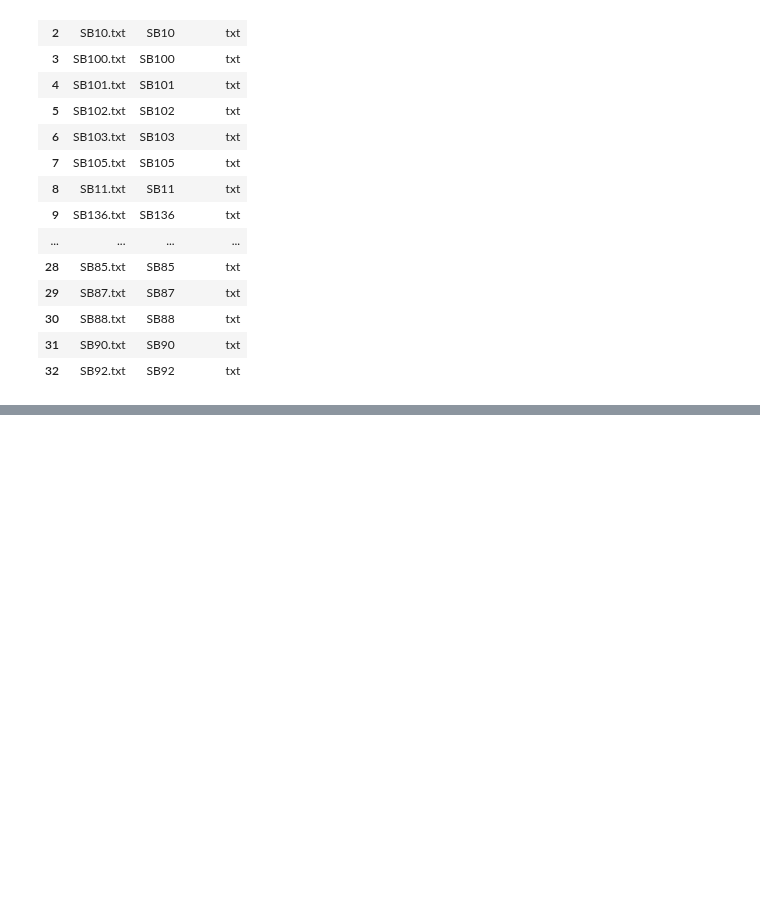
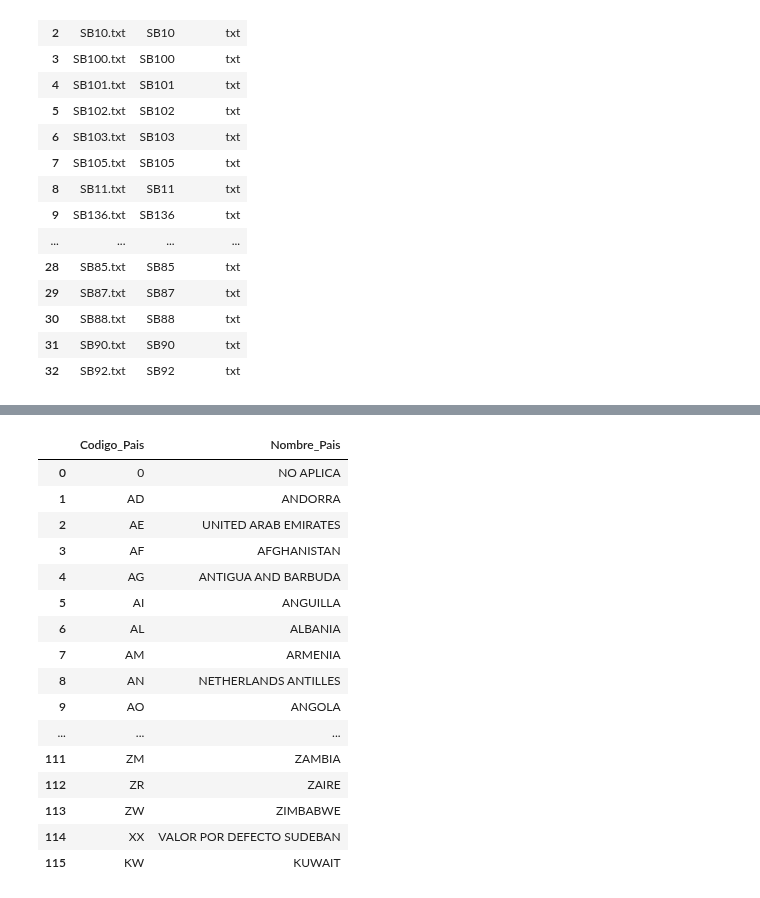
Before and after one commit to BAXTOR95/at-lrr, a Jupyter notebook: backend/app/jupyter_notebooks/Test.ipynb, the cells around one changed output, grey strips where cells are left out. Drawn from its saved outputs; the diff is of its cells as text; code cells hidden in the pictures; blank space fills up the shorter version.

```diff
--- a/backend/app/jupyter_notebooks/Test.ipynb
+++ b/backend/app/jupyter_notebooks/Test.ipynb
@@ -32,0 +157,25 @@ sb_files
+# %%
+sb03 = pd.read_csv(join(sb_config_path, 'sb03.txt'),
+                             sep='~',
+                             low_memory=False,
+                             encoding='utf-8-sig',)
+# %%
+sb03
+# %% [output]
+|  | Codigo_Pais | Nombre_Pais |
+| 0 | 0 | NO APLICA |
+| 1 | AD | ANDORRA |
+| 2 | AE | UNITED ARAB EMIRATES |
+| 3 | AF | AFGHANISTAN |
+| 4 | AG | ANTIGUA AND BARBUDA |
+| 5 | AI | ANGUILLA |
+| 6 | AL | ALBANIA |
+| 7 | AM | ARMENIA |
+| 8 | AN | NETHERLANDS ANTILLES |
+| 9 | AO | ANGOLA |
+| ... | ... | ... |
+| 111 | ZM | ZAMBIA |
+| 112 | ZR | ZAIRE |
+| 113 | ZW | ZIMBABWE |
+| 114 | XX | VALOR POR DEFECTO SUDEBAN |
+| 115 | KW | KUWAIT |
```
Also changed, not shown: parts of 13 cells of this notebook, 10 other files.
